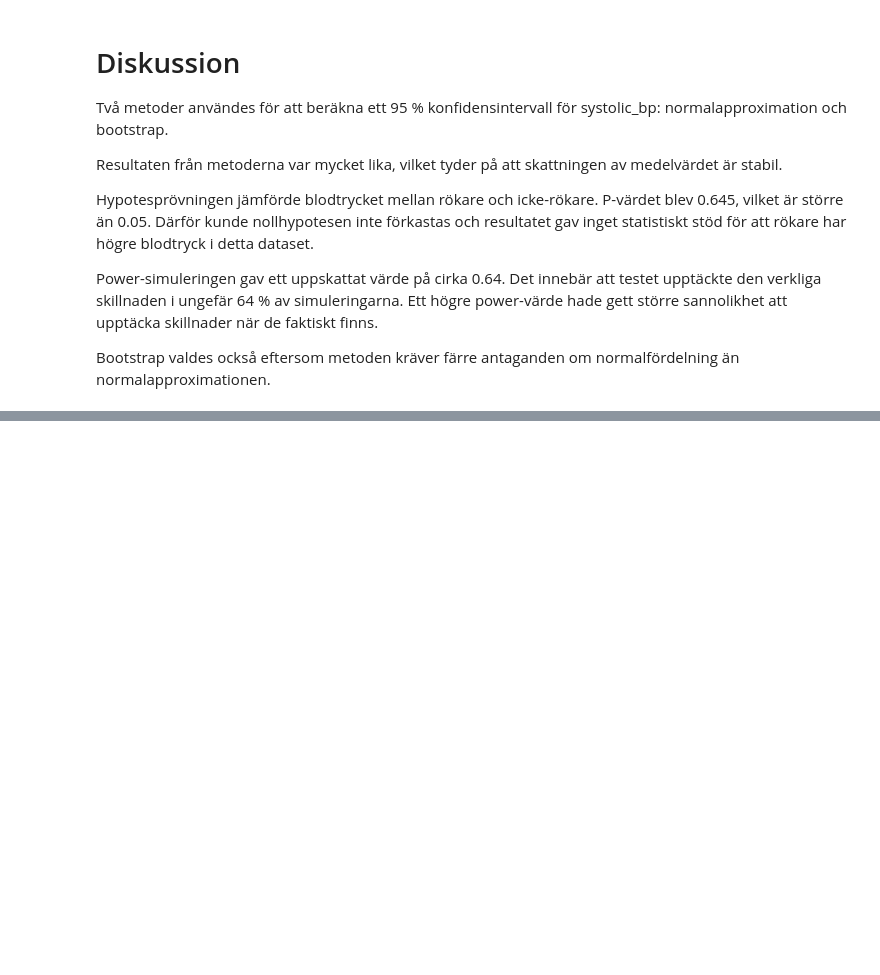
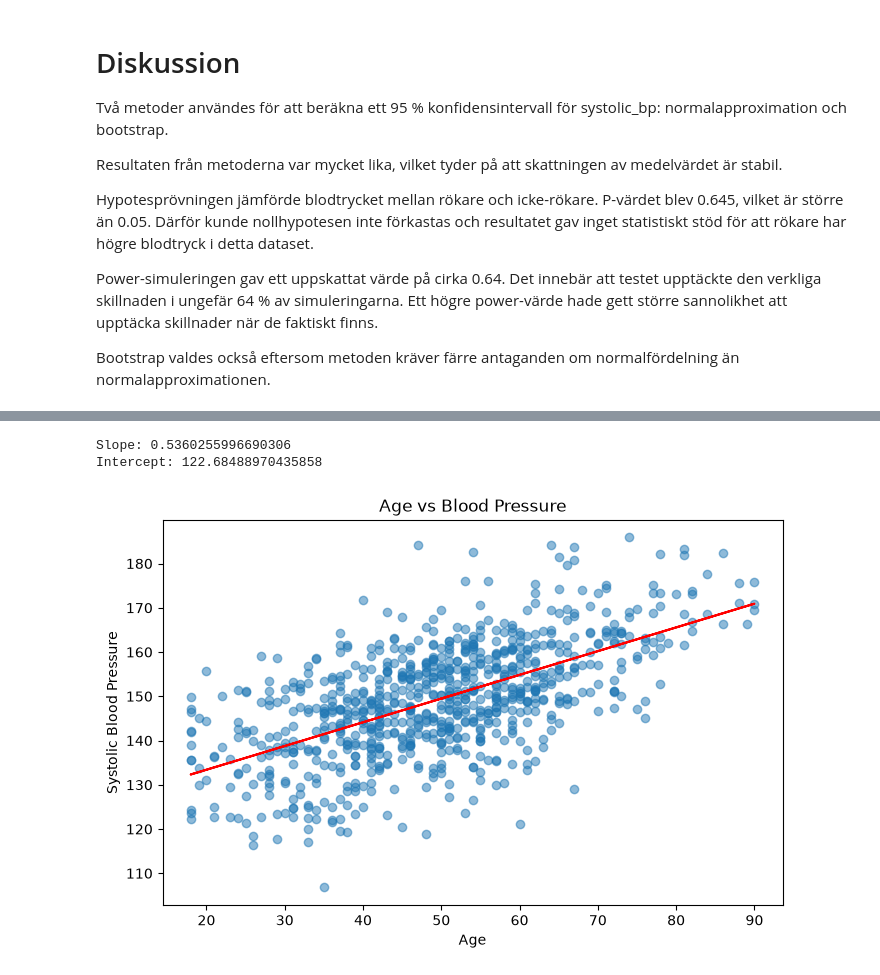
Before and after one commit to onakotsolari1-del/H-lsostudie, a Jupyter notebook: halsostudie.ipynb, the cells around one changed output, grey strips where cells are left out. Cells and saved outputs as stored; diff of their text form; code cells hidden in the pictures; blank space fills up the shorter version.

```diff
--- a/halsostudie.ipynb
+++ b/halsostudie.ipynb
@@ -344,0 +356,6 @@ Bootstrap valdes också eftersom metoden kräver färre antaganden om normalför
+# %%
+from modules.analyzer import HealthAnalyzer
+
+analyzer = HealthAnalyzer(df)
+
+analyzer.summary_statistics()
@@ -344,0 +384,13 @@ Bootstrap valdes också eftersom metoden kräver färre antaganden om normalför
+# %%
+model = analyzer.linear_regression_age_bp()
+
+print("Slope:", model.coef_[0])
+
+print("Intercept:", model.intercept_)
+# %% [output]
+Slope: 0.5360255996690306
+Intercept: 122.68488970435858
+# %%
+analyzer.plot_age_bp()
+# %% [output]
+[figure, added]
```
Also changed, not shown: parts of 14 cells of this notebook, 1 other file.
